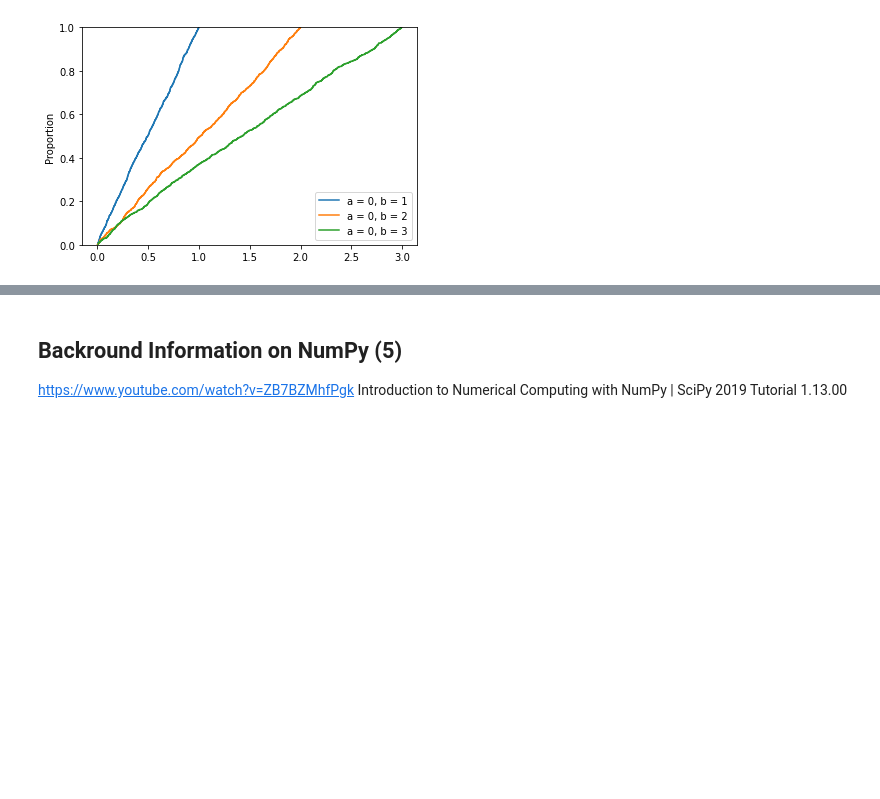
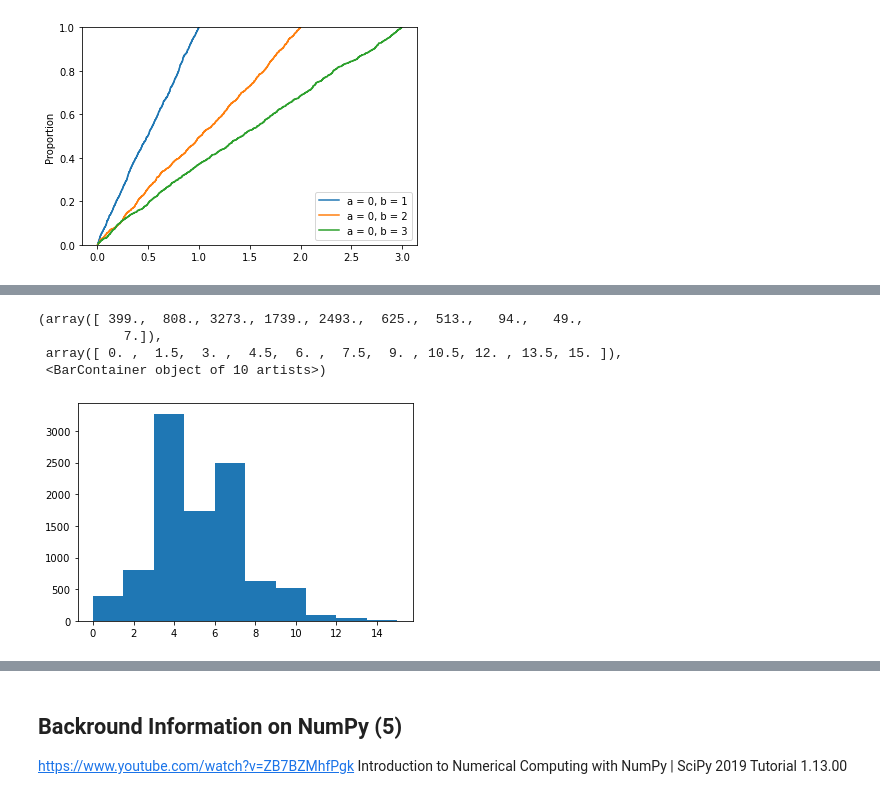
Before and after one commit to katel85/numpy.random-assignment-, a Jupyter notebook: numpy.random.ipynb, the cells around one changed output, grey strips where cells are left out. Cells and saved outputs as stored; diff of their text form; code cells hidden in the pictures; blank space fills up the shorter version.

Commit message:
poissondistributions

```diff
--- a/numpy.random.ipynb
+++ b/numpy.random.ipynb
@@ -1322,0 +1328,12 @@ ax.set(xlabel='Uniform Distribution ', ylabel='Frequency')
+# %%
+# generate a random
+import numpy as np
+rng = np.random.default_rng()
+s = rng.poisson(5, 10000)
+plt.hist(s)
+# %% [output]
+(array([ 399.,  808., 3273., 1739., 2493.,  625.,  513.,   94.,   49.,
+           7.]),
+ array([ 0. ,  1.5,  3. ,  4.5,  6. ,  7.5,  9. , 10.5, 12. , 13.5, 15. ]),
+ <BarContainer object of 10 artists>)
+[figure, added]
```
Also changed, not shown: parts of 86 cells of this notebook.
